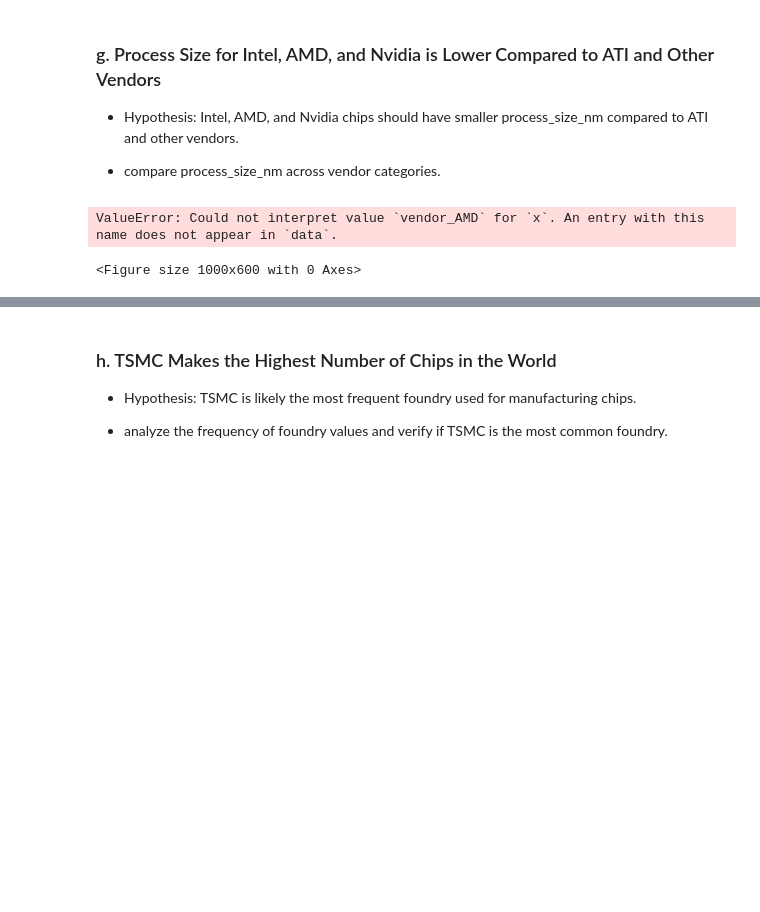
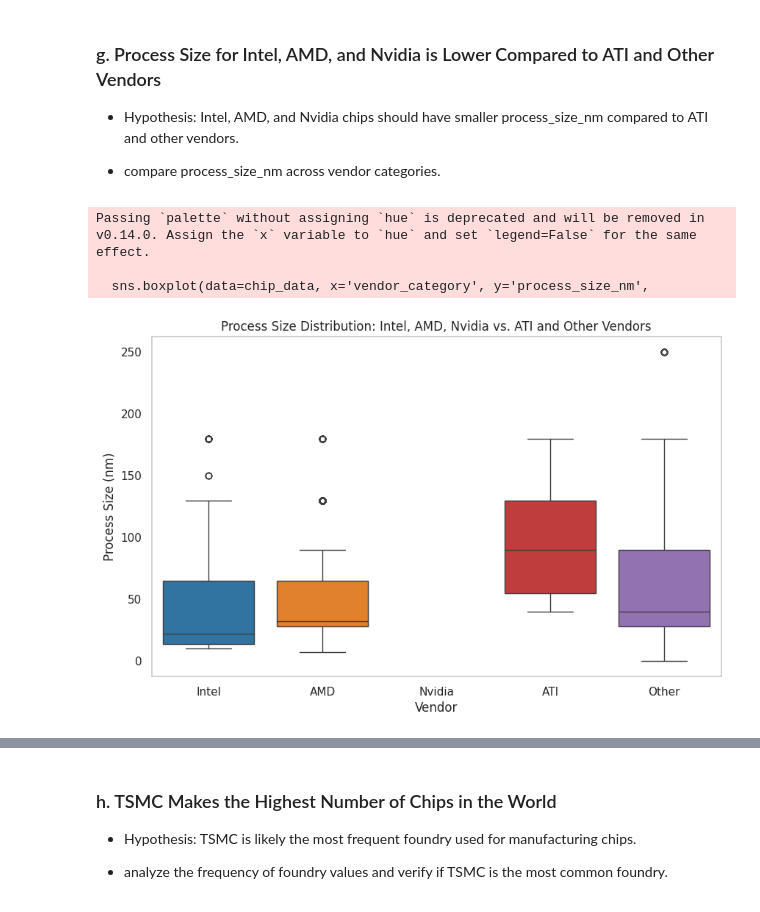
Before and after one commit to bonareri/Machine_Learning_1, a Jupyter notebook: ML_Data_cleaning.ipynb, the cells around one changed output, grey strips where cells are left out. Drawn from its saved outputs; the diff is of its cells as text; code cells hidden in the pictures; blank space fills up the shorter version.

```diff
--- a/ML_Data_cleaning.ipynb
+++ b/ML_Data_cleaning.ipynb
@@ -488,13 +469,26 @@ plt.show()
 
 - compare process_size_nm across vendor categories.
 # %%
-# 7. Comparison of Process Size by Vendor
+# Define a custom color palette for vendor categories
+custom_palette = {
+    'Intel': '#1f77b4',    # Blue
+    'AMD': '#ff7f0e',      # Orange
+    'Nvidia': '#2ca02c',   # Green
+    'ATI': '#d62728',      # Red
+    'Other': '#9467bd'     # Purple
+}
+
+# Plot process size distribution with custom colors
 plt.figure(figsize=(10, 6))
-sns.boxplot(data=chip_data, x='vendor_AMD', y='process_size_nm')
-plt.title("Process Size by Vendor (AMD)")
-plt.xlabel("Vendor")
-plt.ylabel("Process Size (nm)")
+sns.boxplot(data=chip_data, x='vendor_category', y='process_size_nm',
+            order=['Intel', 'AMD', 'Nvidia', 'ATI', 'Other'], palette=custom_palette)
+plt.title('Process Size Distribution: Intel, AMD, Nvidia vs. ATI and Other Vendors')
+plt.xlabel('Vendor')
+plt.ylabel('Process Size (nm)')
+plt.grid(False)  # Remove gridlines
 plt.show()
 # %% [output]
-ValueError: Could not interpret value `vendor_AMD` for `x`. An entry with this name does not appear in `data`.
+Passing `palette` without assigning `hue` is deprecated and will be removed in v0.14.0. Assign the `x` variable to `hue` and set `legend=False` for the same effect.
+
+  sns.boxplot(data=chip_data, x='vendor_category', y='process_size_nm',
-<Figure size 1000x600 with 0 Axes>
+[figure, added]
```
Also changed, not shown: parts of 26 cells of this notebook.
